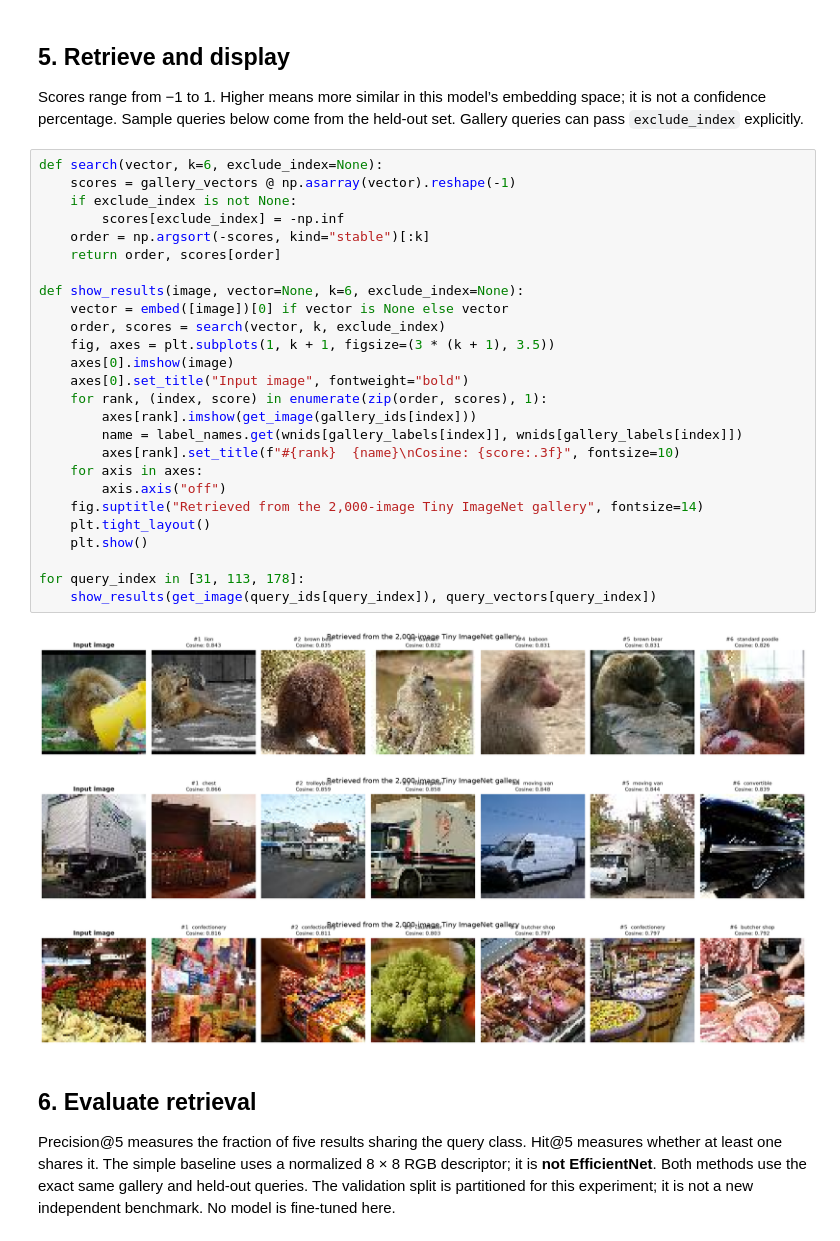
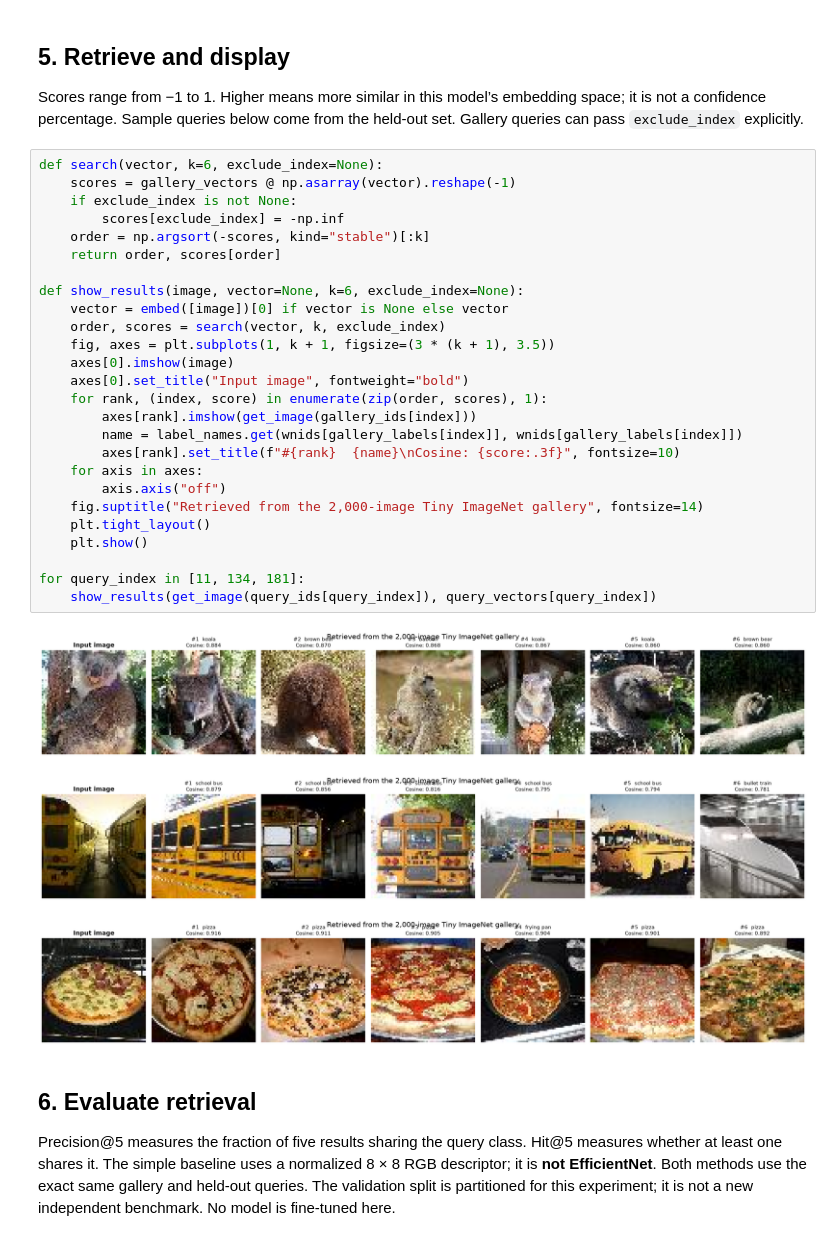
Before and after one commit to AbdulrahmanAKh/Image_Finder_Project, a Jupyter notebook: Image_Finder_CLIP.ipynb, the cells around one changed output. Cells and saved outputs as stored; diff of their text form.

Commit message:
Add diverse held-out demonstration samples and refreshed notebook figures

```diff
--- a/Image_Finder_CLIP.ipynb
+++ b/Image_Finder_CLIP.ipynb
@@ -146,33 +136,33 @@ Scores range from −1 to 1. Higher means more similar in this model’s embeddi
 # %%
 def search(vector, k=6, exclude_index=None):
     scores = gallery_vectors @ np.asarray(vector).reshape(-1)
     if exclude_index is not None:
         scores[exclude_index] = -np.inf
     order = np.argsort(-scores, kind="stable")[:k]
     return order, scores[order]
 
 def show_results(image, vector=None, k=6, exclude_index=None):
     vector = embed([image])[0] if vector is None else vector
     order, scores = search(vector, k, exclude_index)
     fig, axes = plt.subplots(1, k + 1, figsize=(3 * (k + 1), 3.5))
     axes[0].imshow(image)
     axes[0].set_title("Input image", fontweight="bold")
     for rank, (index, score) in enumerate(zip(order, scores), 1):
         axes[rank].imshow(get_image(gallery_ids[index]))
         name = label_names.get(wnids[gallery_labels[index]], wnids[gallery_labels[index]])
         axes[rank].set_title(f"#{rank}  {name}\nCosine: {score:.3f}", fontsize=10)
     for axis in axes:
         axis.axis("off")
     fig.suptitle("Retrieved from the 2,000-image Tiny ImageNet gallery", fontsize=14)
     plt.tight_layout()
     plt.show()
 
-for query_index in [31, 113, 178]:
+for query_index in [11, 134, 181]:
     show_results(get_image(query_ids[query_index]), query_vectors[query_index])
 # %% [output]
-[figure, old version]
+[figure, new version]
-[figure, old version]
+[figure, new version]
-[figure, old version]
+[figure, new version]
 # %% [markdown]
 ## 6. Evaluate retrieval
 Precision@5 measures the fraction of five results sharing the query class. Hit@5 measures whether at least one shares it. The simple baseline uses a normalized 8 × 8 RGB descriptor; it is **not EfficientNet**. Both methods use the exact same gallery and held-out queries. The validation split is partitioned for this experiment; it is not a new independent benchmark. No model is fine-tuned here.
```
Also changed, not shown: parts of 2 cells of this notebook, 14 other files.
